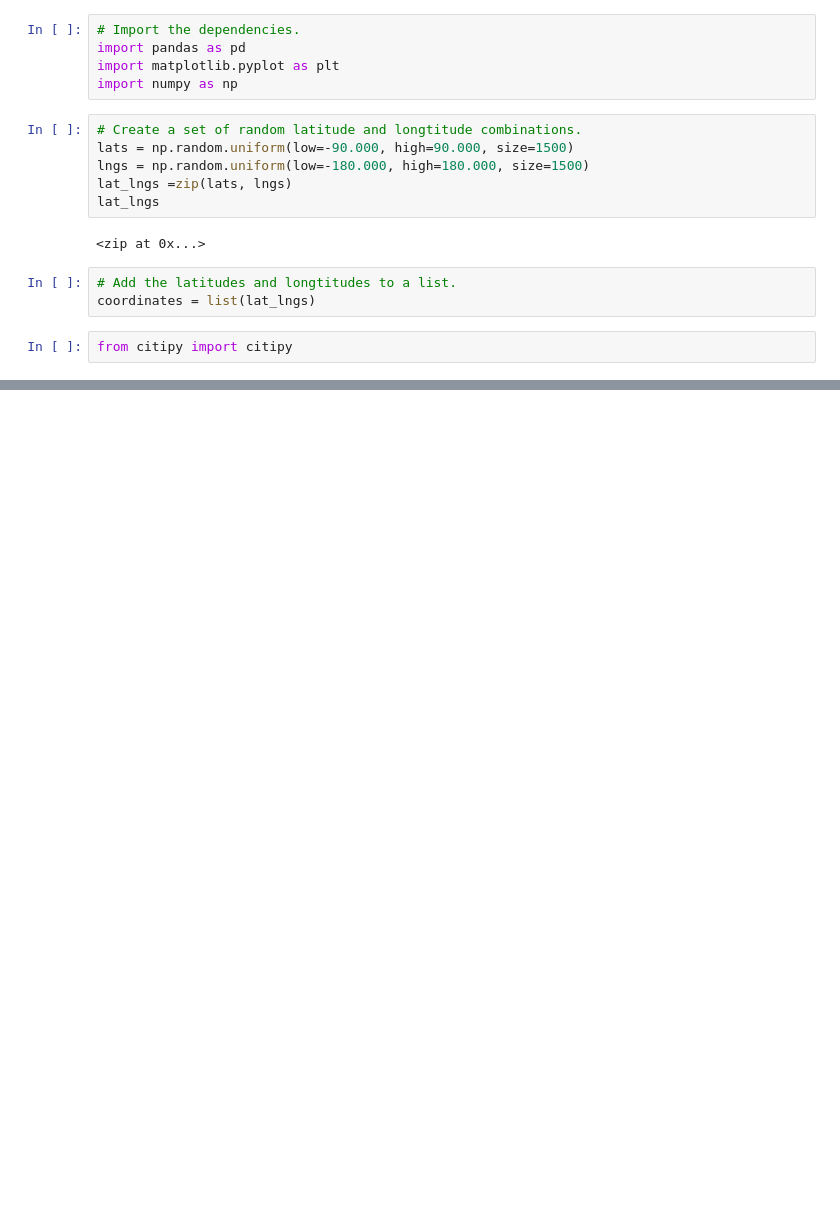
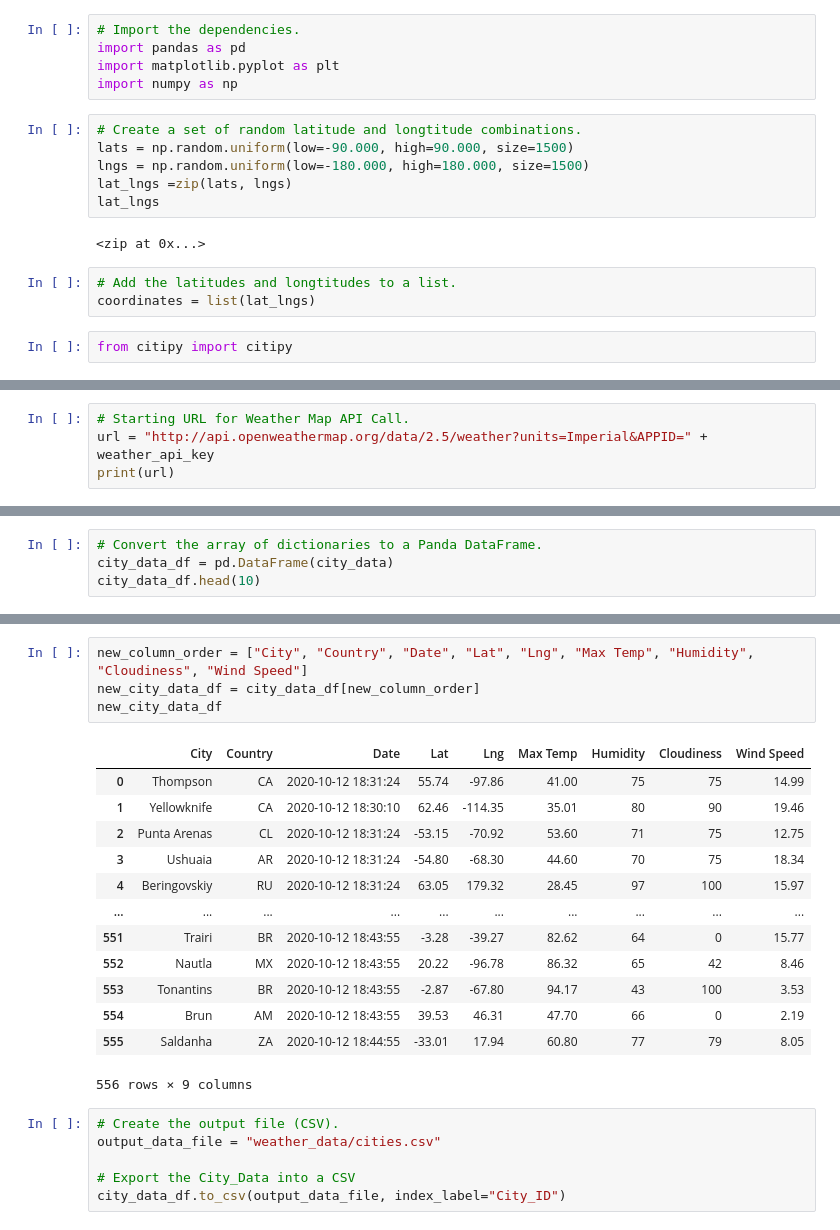
Before and after one commit to kenliew728/World_Weather_Analysis, a Jupyter notebook: WeatherPy.ipynb, the cells around one changed output, grey strips where cells are left out. Cells and saved outputs as stored; diff of their text form; blank space fills up the shorter version.

Commit message:
Upload WeatherPy File

```diff
--- a/WeatherPy.ipynb
+++ b/WeatherPy.ipynb
@@ -37,0 +45,4 @@ len(cities)
+# %%
+# Starting URL for Weather Map API Call.
+url = "http://api.openweathermap.org/data/2.5/weather?units=Imperial&APPID=" + weather_api_key
+print(url)
@@ -37,0 +157,4 @@ len(cities)
+# %%
+# Convert the array of dictionaries to a Panda DataFrame.
+city_data_df = pd.DataFrame(city_data)
+city_data_df.head(10)
@@ -37,0 +173,24 @@ len(cities)
+# %%
+new_column_order = ["City", "Country", "Date", "Lat", "Lng", "Max Temp", "Humidity", "Cloudiness", "Wind Speed"]
+new_city_data_df = city_data_df[new_column_order]
+new_city_data_df
+# %% [output]
+|  | City | Country | Date | Lat | Lng | Max Temp | Humidity | Cloudiness | Wind Speed |
+| 0 | Thompson | CA | 2020-10-12 18:31:24 | 55.74 | -97.86 | 41.00 | 75 | 75 | 14.99 |
+| 1 | Yellowknife | CA | 2020-10-12 18:30:10 | 62.46 | -114.35 | 35.01 | 80 | 90 | 19.46 |
+| 2 | Punta Arenas | CL | 2020-10-12 18:31:24 | -53.15 | -70.92 | 53.60 | 71 | 75 | 12.75 |
+| 3 | Ushuaia | AR | 2020-10-12 18:31:24 | -54.80 | -68.30 | 44.60 | 70 | 75 | 18.34 |
+| 4 | Beringovskiy | RU | 2020-10-12 18:31:24 | 63.05 | 179.32 | 28.45 | 97 | 100 | 15.97 |
+| ... | ... | ... | ... | ... | ... | ... | ... | ... | ... |
+| 551 | Trairi | BR | 2020-10-12 18:43:55 | -3.28 | -39.27 | 82.62 | 64 | 0 | 15.77 |
+| 552 | Nautla | MX | 2020-10-12 18:43:55 | 20.22 | -96.78 | 86.32 | 65 | 42 | 8.46 |
+| 553 | Tonantins | BR | 2020-10-12 18:43:55 | -2.87 | -67.80 | 94.17 | 43 | 100 | 3.53 |
+| 554 | Brun | AM | 2020-10-12 18:43:55 | 39.53 | 46.31 | 47.70 | 66 | 0 | 2.19 |
+| 555 | Saldanha | ZA | 2020-10-12 18:44:55 | -33.01 | 17.94 | 60.80 | 77 | 79 | 8.05 |
+556 rows × 9 columns
+# %%
+# Create the output file (CSV).
+output_data_file = "weather_data/cities.csv"
+
+# Export the City_Data into a CSV
+city_data_df.to_csv(output_data_file, index_label="City_ID")
```
Also changed, not shown: parts of 8 cells of this notebook.
